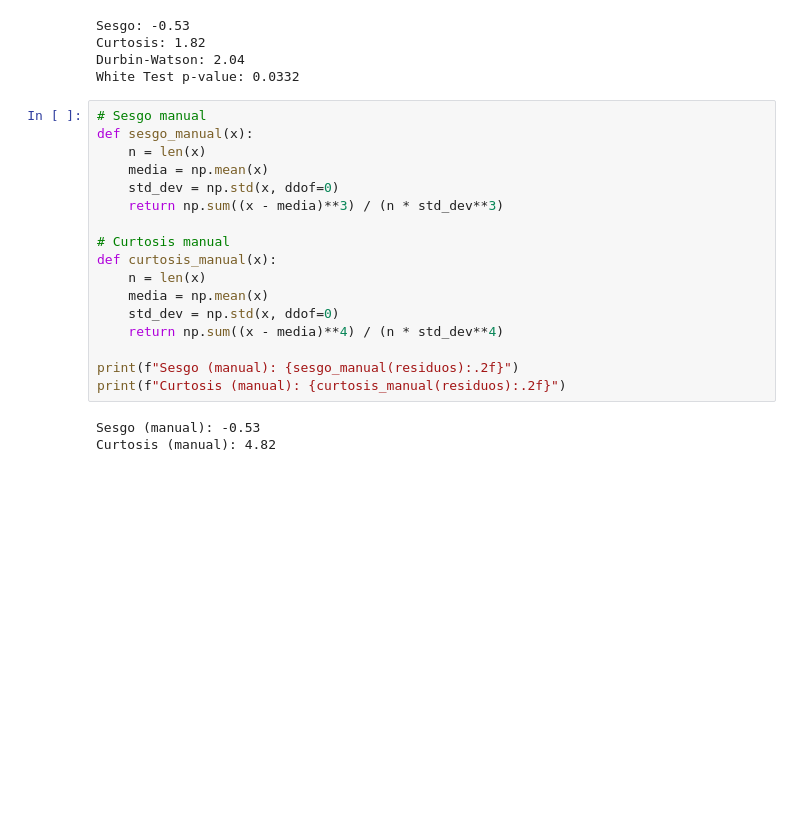
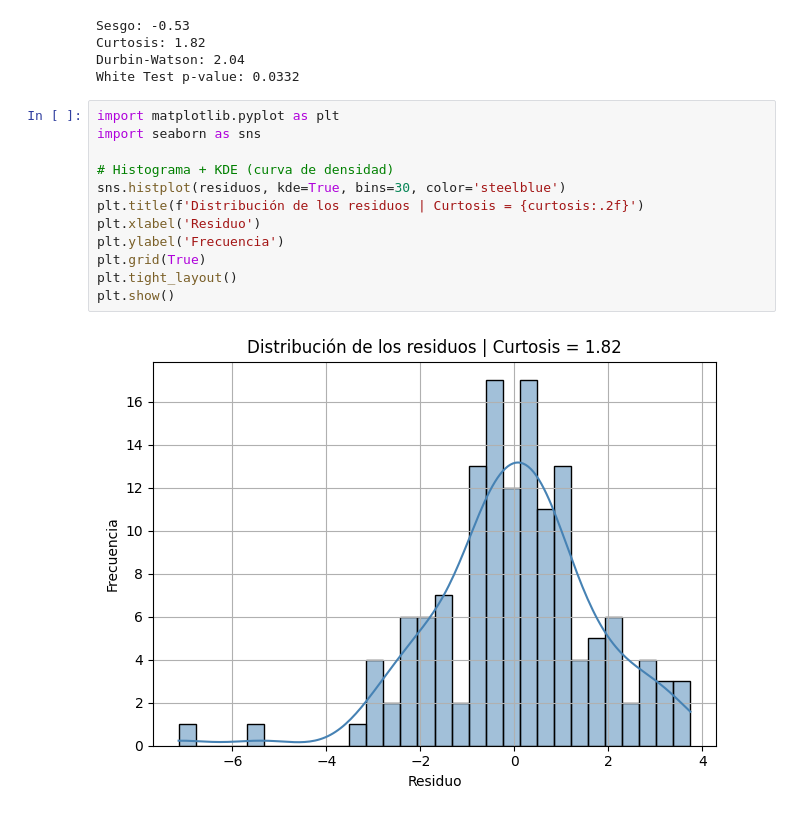
Before and after one commit to Benmaza/Benmaza, a Jupyter notebook: EBAC/Tareas/TareaM53-CD-RubenMaza.ipynb, the cells around one changed output. Cells and saved outputs as stored; diff of their text form; blank space fills up the shorter version.

```diff
--- a/EBAC/Tareas/TareaM53-CD-RubenMaza.ipynb
+++ b/EBAC/Tareas/TareaM53-CD-RubenMaza.ipynb
@@ -122,23 +319,17 @@ Sesgo: -0.53
 Curtosis: 1.82
 Durbin-Watson: 2.04
 White Test p-value: 0.0332
-# %%
-# Sesgo manual
-def sesgo_manual(x):
-    n = len(x)
-    media = np.mean(x)
-    std_dev = np.std(x, ddof=0)
-    return np.sum((x - media)**3) / (n * std_dev**3)
-
-# Curtosis manual
-def curtosis_manual(x):
-    n = len(x)
-    media = np.mean(x)
-    std_dev = np.std(x, ddof=0)
-    return np.sum((x - media)**4) / (n * std_dev**4)
-
-print(f"Sesgo (manual): {sesgo_manual(residuos):.2f}")
-print(f"Curtosis (manual): {curtosis_manual(residuos):.2f}")
-# %% [output]
-Sesgo (manual): -0.53
-Curtosis (manual): 4.82
+# %%
+import matplotlib.pyplot as plt
+import seaborn as sns
+
+# Histograma + KDE (curva de densidad)
+sns.histplot(residuos, kde=True, bins=30, color='steelblue')
+plt.title(f'Distribución de los residuos | Curtosis = {curtosis:.2f}')
+plt.xlabel('Residuo')
+plt.ylabel('Frecuencia')
+plt.grid(True)
+plt.tight_layout()
+plt.show()
+# %% [output]
+[figure, added]
```
Also changed, not shown: parts of 20 cells of this notebook.
